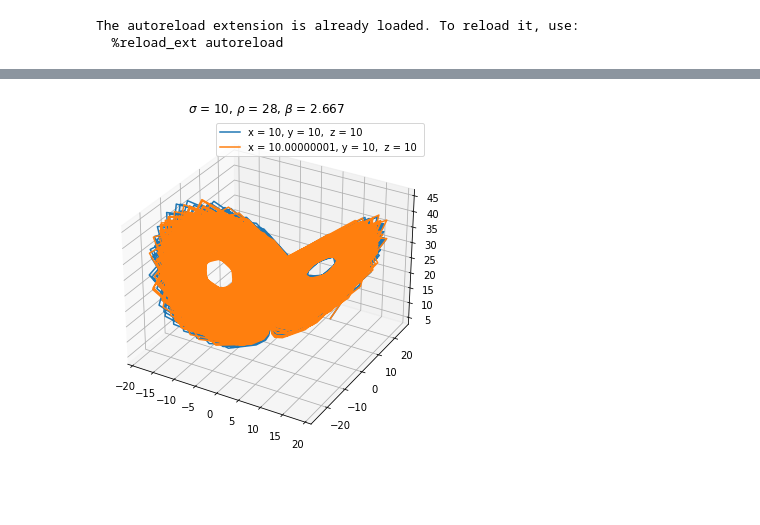
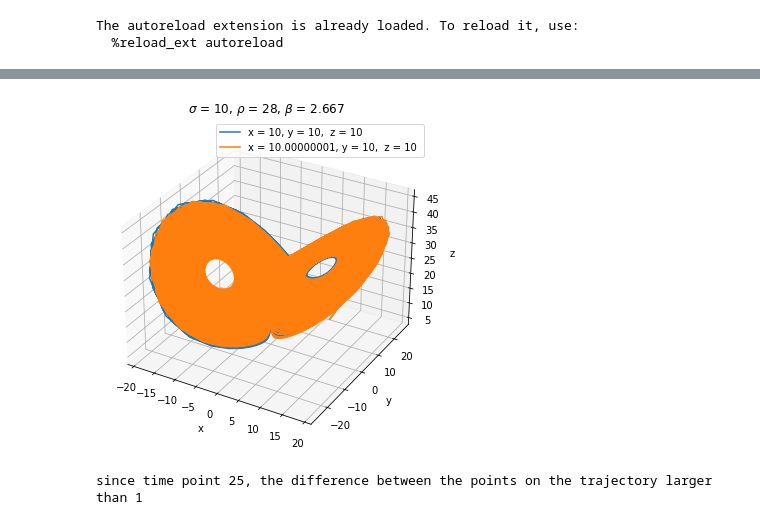
Before and after one commit to ge96rox/MLCMS03, a Jupyter notebook: Task4.ipynb, the cells around one changed output, grey strips where cells are left out. Drawn from its saved outputs; the diff is of its cells as text; code cells hidden in the pictures; blank space fills up the shorter version.

```diff
--- a/Task4.ipynb
+++ b/Task4.ipynb
@@ -15,11 +33,15 @@ plot_logistic_map_bifurcation(r_range, resolution=1000, iteration=1000)
 # %%
 rho = 28
 sigma = 10
 beta = 8./3
 y0_list = [[10, 10, 10], [10 + 10 ** -8, 10, 10]]
-plot_lorenz_burfication(y0_list, rho, sigma, beta)
+
+simulation_time = 1000
+resolution = 30000
+plot_lorenz_burfication(y0_list, rho, sigma, beta, simulation_time, resolution, save=False)
 # %% [output]
-[figure, old version]
+[figure, new version]
+since time point 25, the difference between the points on the trajectory larger than 1
 # %%
 rho = np.linspace(0.5, 28, 5)
 sigma = 10
```
Also changed, not shown: parts of 6 cells of this notebook, 2 other files.
